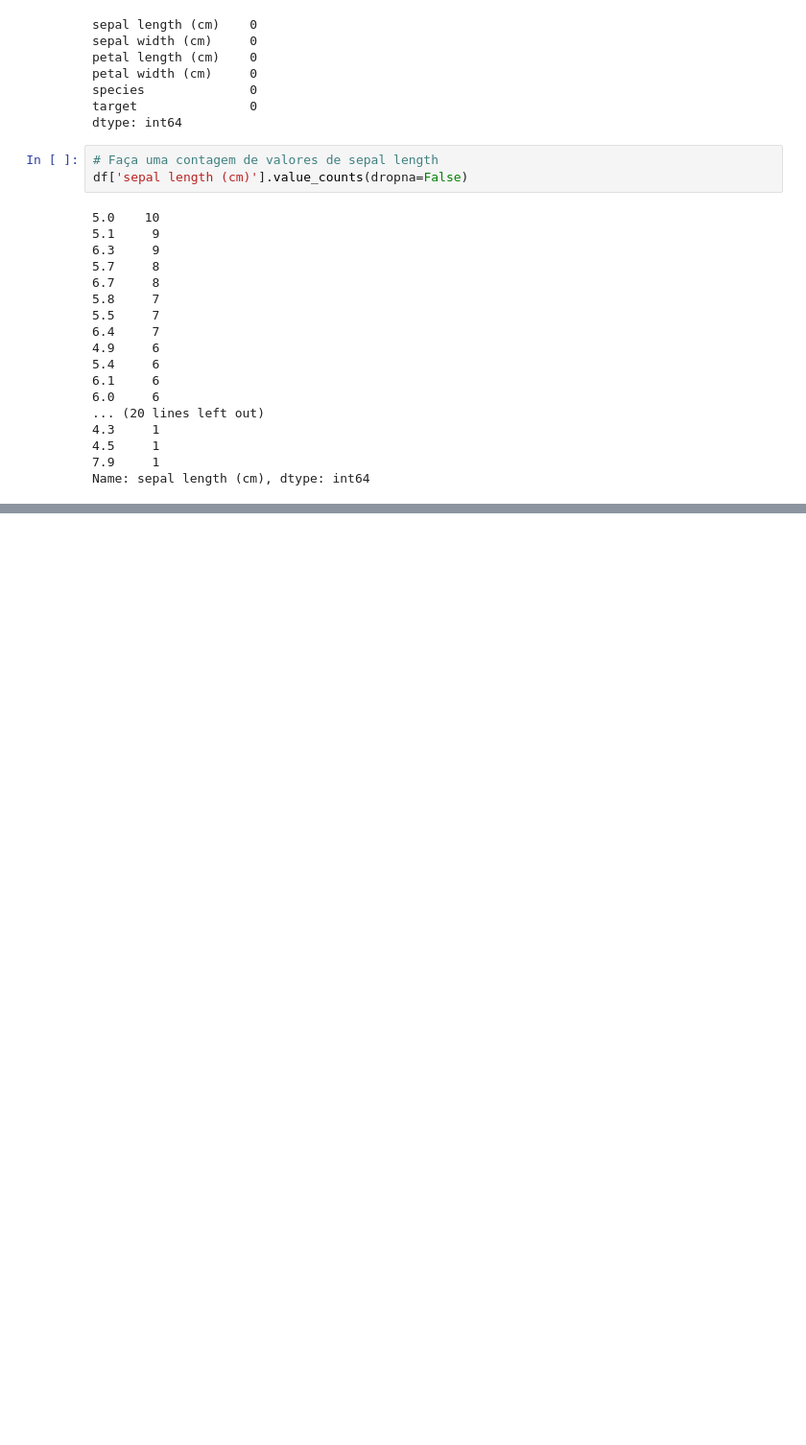
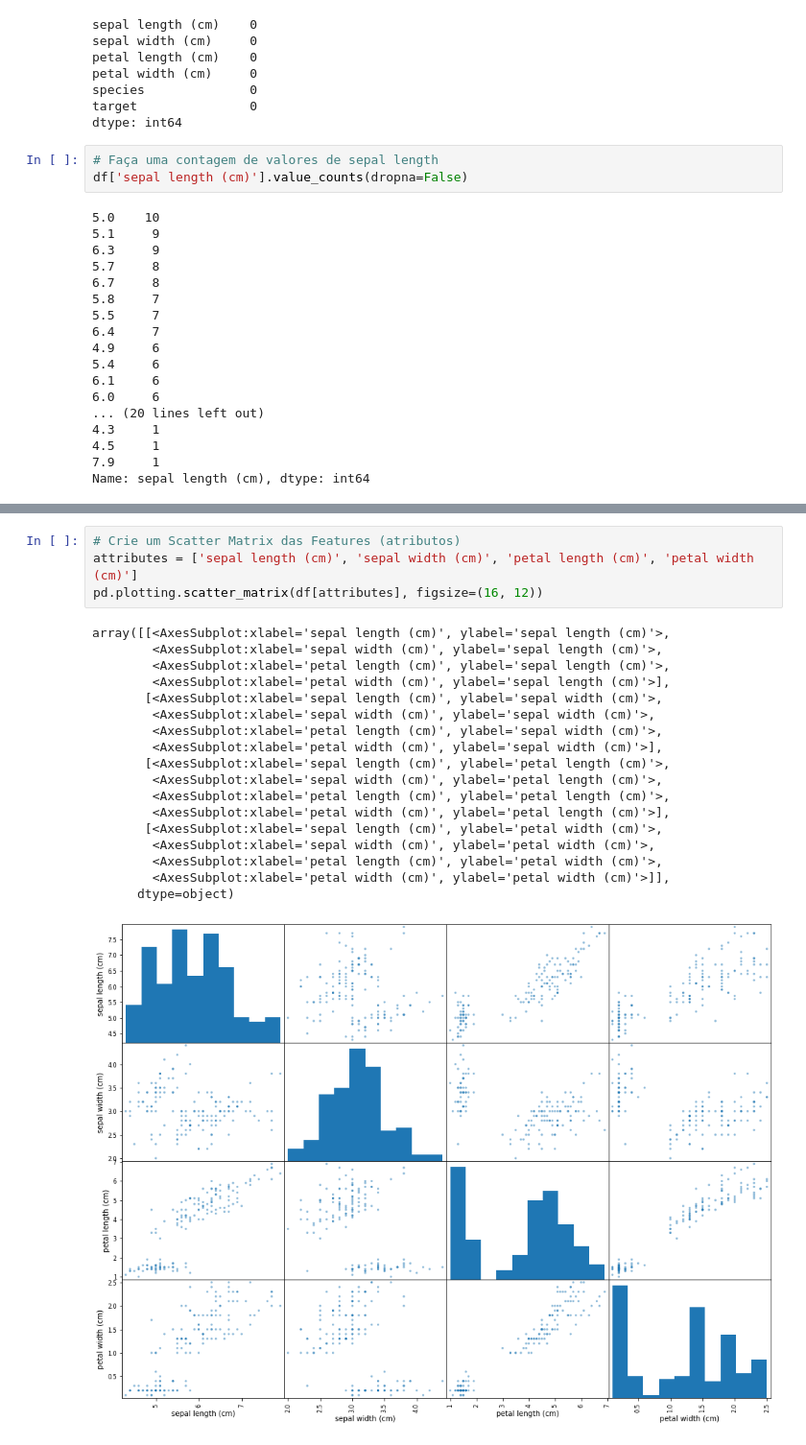
Before and after one commit to lunarti/kernels-datascience, a Jupyter notebook: exploration-analytics/exercises1.ipynb, the cells around one changed output, grey strips where cells are left out. Shown at 96% size. Cells and saved outputs as stored; diff of their text form; blank space fills up the shorter version.

```diff
--- a/exploration-analytics/exercises1.ipynb
+++ b/exploration-analytics/exercises1.ipynb
@@ -184,0 +206,23 @@ Name: sepal length (cm), dtype: int64
+# %%
+# Crie um Scatter Matrix das Features (atributos)
+attributes = ['sepal length (cm)', 'sepal width (cm)', 'petal length (cm)', 'petal width (cm)']
+pd.plotting.scatter_matrix(df[attributes], figsize=(16, 12))
+# %% [output]
+array([[<AxesSubplot:xlabel='sepal length (cm)', ylabel='sepal length (cm)'>,
+        <AxesSubplot:xlabel='sepal width (cm)', ylabel='sepal length (cm)'>,
+        <AxesSubplot:xlabel='petal length (cm)', ylabel='sepal length (cm)'>,
+        <AxesSubplot:xlabel='petal width (cm)', ylabel='sepal length (cm)'>],
+       [<AxesSubplot:xlabel='sepal length (cm)', ylabel='sepal width (cm)'>,
+        <AxesSubplot:xlabel='sepal width (cm)', ylabel='sepal width (cm)'>,
+        <AxesSubplot:xlabel='petal length (cm)', ylabel='sepal width (cm)'>,
+        <AxesSubplot:xlabel='petal width (cm)', ylabel='sepal width (cm)'>],
+       [<AxesSubplot:xlabel='sepal length (cm)', ylabel='petal length (cm)'>,
+        <AxesSubplot:xlabel='sepal width (cm)', ylabel='petal length (cm)'>,
+        <AxesSubplot:xlabel='petal length (cm)', ylabel='petal length (cm)'>,
+        <AxesSubplot:xlabel='petal width (cm)', ylabel='petal length (cm)'>],
+       [<AxesSubplot:xlabel='sepal length (cm)', ylabel='petal width (cm)'>,
+        <AxesSubplot:xlabel='sepal width (cm)', ylabel='petal width (cm)'>,
+        <AxesSubplot:xlabel='petal length (cm)', ylabel='petal width (cm)'>,
+        <AxesSubplot:xlabel='petal width (cm)', ylabel='petal width (cm)'>]],
+      dtype=object)
+[figure, added]
```
Also changed, not shown: parts of 5 cells of this notebook.
